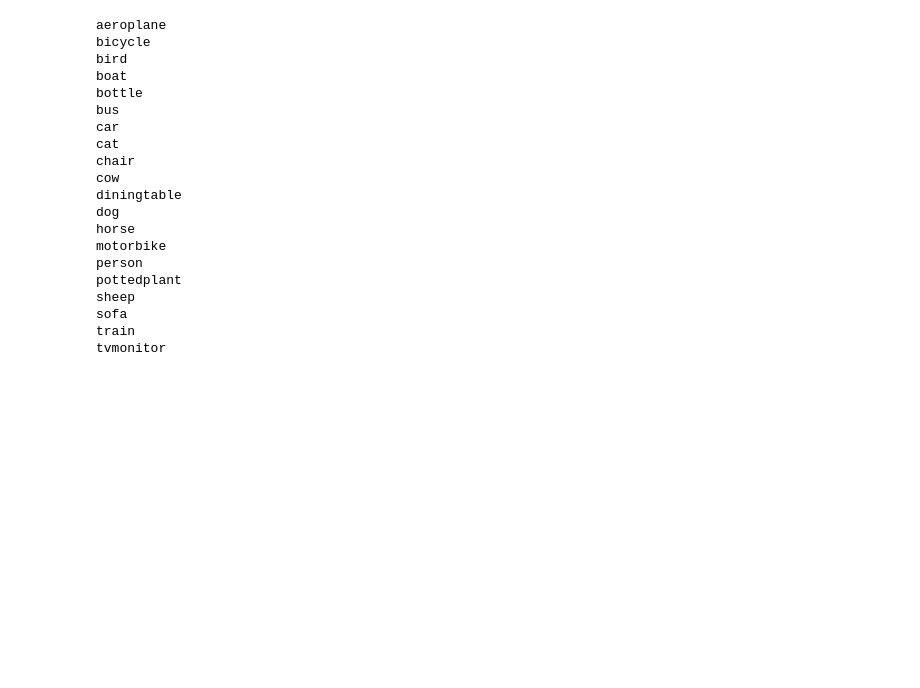
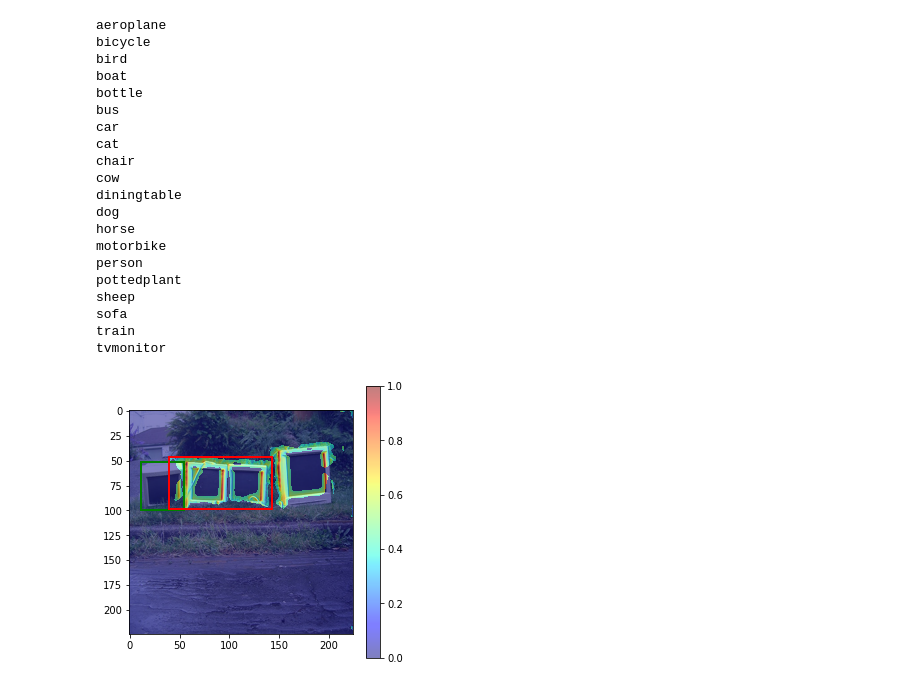
Before and after one commit to kyh980909/AC-SISE, a Jupyter notebook: AC_SISE.ipynb, the cells around one changed output. Saved outputs shown, nothing was run; the diff lists cells and outputs as text; code cells hidden in the pictures; blank space fills up the shorter version.

```diff
--- a/AC_SISE.ipynb
+++ b/AC_SISE.ipynb
@@ -74,6 +67,19 @@ def IoU(boxA, boxB):
     iou = interArea / float(boxAArea + boxBArea - interArea)
 
     return iou
+
+def generate_bbox(saliency_map, threshold):
+    labeled, nr_objects = label(saliency_map > threshold)
+    props = regionprops(labeled)
+
+    init = props[0].bbox_area
+    bbox = tuple(props[0].bbox)
+    for b in props:
+      if init < b.bbox_area:
+          init = b.bbox_area
+          bbox = tuple(b.bbox)
+
+    return bbox
 # %%
 class SISE():
     def __init__(self, model, model_name, img_path, class_idx) -> None:
@@ -301,6 +389,7 @@ label_path = 'D:/dataset/PASCAL_VOC_2007/VOC2007/Annotations'
 test_data_path = 'D:/dataset/PASCAL_VOC_2007/VOC2007/test'
 
 ebpg_result = list()
+iou_result = list()
 elapsed_time_list = list()
 total_reduction_rate_list = list()
 
@@ -309,20 +398,22 @@ for class_name, class_index in classese.items():
     for annotation in os.listdir(f'{test_data_path}/{class_name}'):
         tree = ET.parse(f'{label_path}/{annotation.replace(".jpg", ".xml")}')
         root = tree.getroot()
-        bbox = get_label(root)
+        anno_bbox = get_label(root)
 
-        start = time.time()
         ac_sise = SISE(model, 'vgg16', f'{test_data_path}/{class_name}/{annotation}', class_index)
         ac_sise.feature_extractor()
         ac_sise.feature_filtering()
         ac_sise.filtering_zero_feature_maps()
         ac_sise.postprocess()
         ac_sise.attribution_masks_compress()
+        start = time.time()
         ac_sise.generate_layer_visualization_map()
         ac_sise.layers_fusion()
         end = time.time()
 
-        ebpg_result.append(energy_point_game((round(bbox['xmin']), round(bbox['ymin']), round(bbox['xmax']), round(bbox['ymax'])), ac_sise.result))
+        ebpg_result.append(energy_point_game((round(anno_bbox['xmin']), round(anno_bbox['ymin']), round(anno_bbox['xmax']), round(anno_bbox['ymax'])), ac_sise.result))
+        bbox = generate_bbox(normalization(ac_sise.result), 0.2)
+        iou_result.append(IoU(bbox, (round(anno_bbox['ymin']), round(anno_bbox['xmin']), round(anno_bbox['ymax']), round(anno_bbox['xmax']))))
         elapsed_time_list.append(end-start)
         total_reduction_rate_list.append(ac_sise.total_reduction_rate)
 # %% [output]
@@ -346,5 +437,18 @@ sheep
 sofa
 train
 tvmonitor
+# %%
+plt.figure(figsize=(5,5))
+plt.imshow(ac_sise.img)
+plt.imshow(normalization(ac_sise.result), cmap='jet', alpha=0.5)
+plt.colorbar()
+ax = plt.gca()
+rect1 = patches.Rectangle((anno_bbox['xmin'], anno_bbox['ymin']), anno_bbox['w'], anno_bbox['h'], linewidth=2, edgecolor='g', facecolor='none')
+rect2 = patches.Rectangle((bbox[1], bbox[0]), (bbox[3]-bbox[1]), (bbox[2]-bbox[0]), linewidth=2, edgecolor='r', facecolor='none')
+ax.add_patch(rect1)
+ax.add_patch(rect2)
+plt.show()
+# %% [output]
+[figure, added]
 # %%
 print('Mean EBPG:', sum(ebpg_result)/len(ebpg_result))
```
Also changed, not shown: parts of 13 cells of this notebook, 15 other files.
